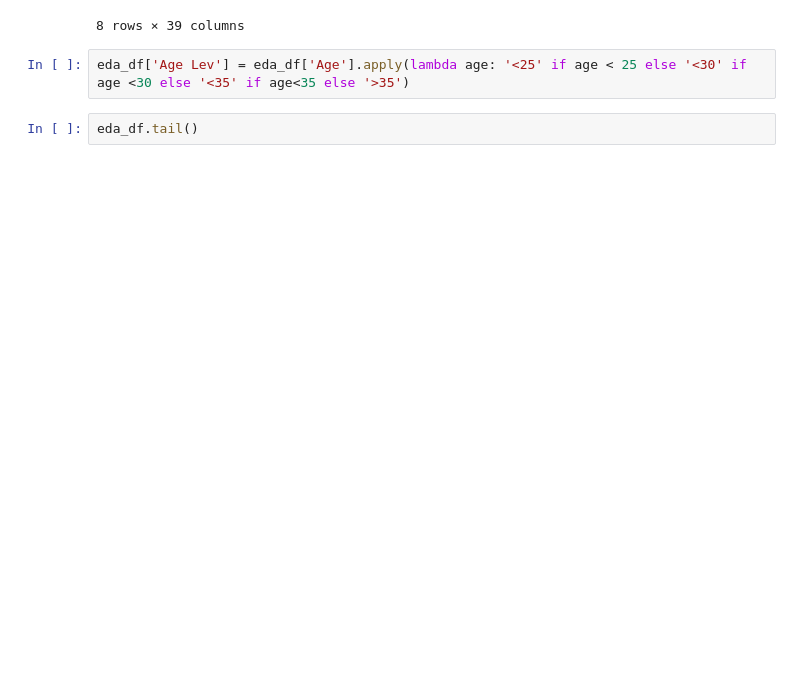
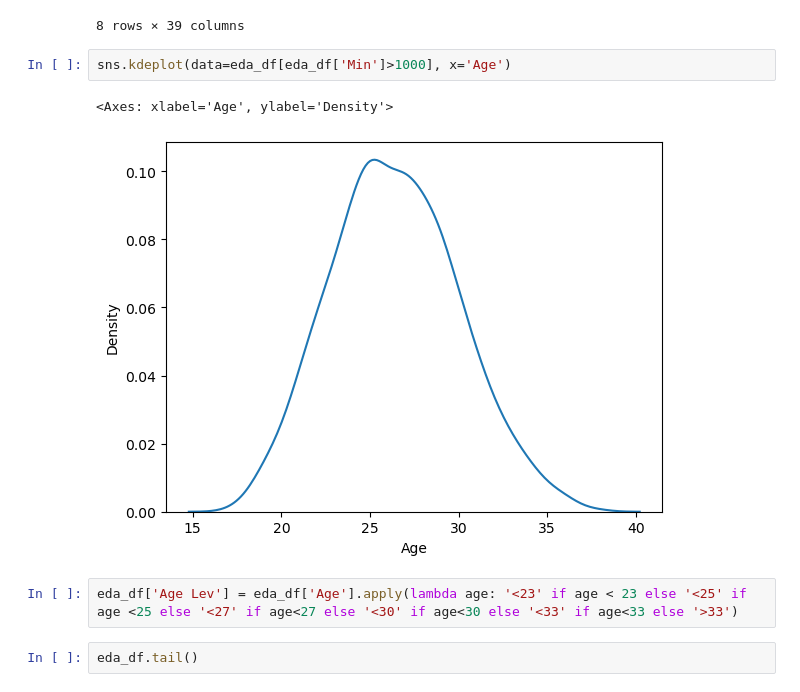
Before and after one commit to sajacaros/eda_champions, a Jupyter notebook: eda/eda.ipynb, the cells around one changed output. Drawn from its saved outputs; the diff is of its cells as text; blank space fills up the shorter version.

```diff
--- a/eda/eda.ipynb
+++ b/eda/eda.ipynb
@@ -71,8 +71,13 @@ round(eda_df.describe(), 2)
 | 75% | 2020.00 | 29.00 | 70000.00 | 3640000.00 | 4071549.00 | 31.00 | 2326.25 | 2.00 | 2.00 | 2.00 | ... |
 | max | 2022.00 | 41.00 | 600000.00 | 31200000.00 | 33671679.00 | 38.00 | 3420.00 | 36.00 | 31.00 | 20.00 | ... |
 8 rows × 39 columns
+# %%
+sns.kdeplot(data=eda_df[eda_df['Min']>1000], x='Age')
+# %% [output]
+<Axes: xlabel='Age', ylabel='Density'>
+[figure, added]
 # %%
-eda_df['Age Lev'] = eda_df['Age'].apply(lambda age: '<25' if age < 25 else '<30' if age <30 else '<35' if age<35 else '>35')
+eda_df['Age Lev'] = eda_df['Age'].apply(lambda age: '<23' if age < 23 else '<25' if age <25 else '<27' if age<27 else '<30' if age<30 else '<33' if age<33 else '>33')
 # %%
 eda_df.tail()
 # %% [output]
```
Also changed, not shown: parts of 9 cells of this notebook.
